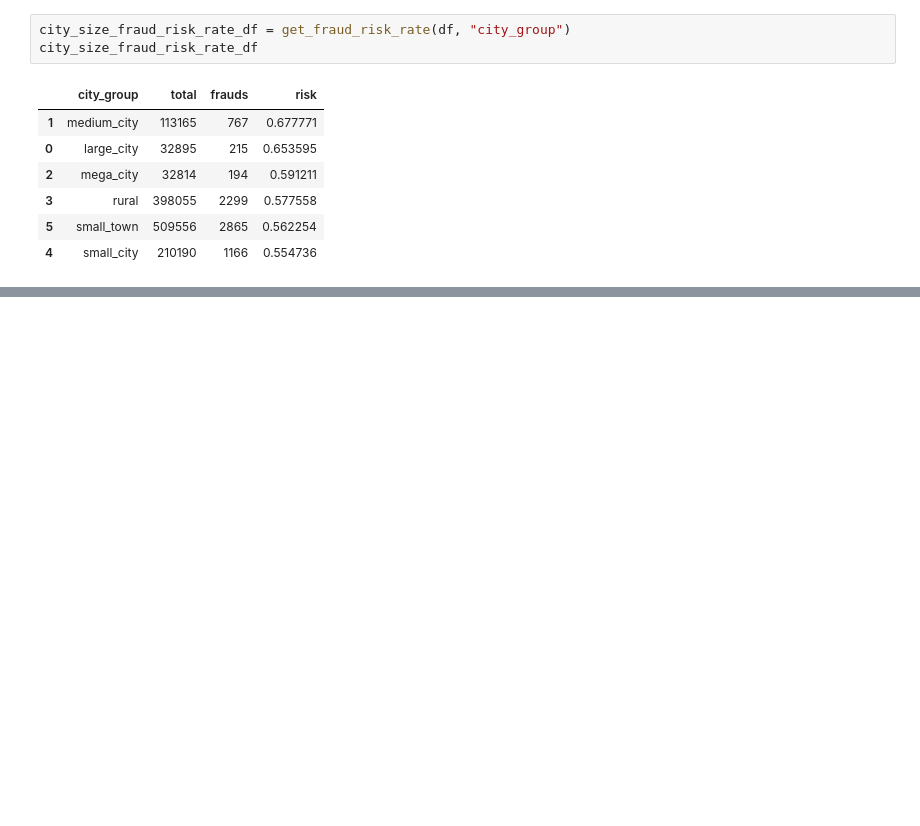
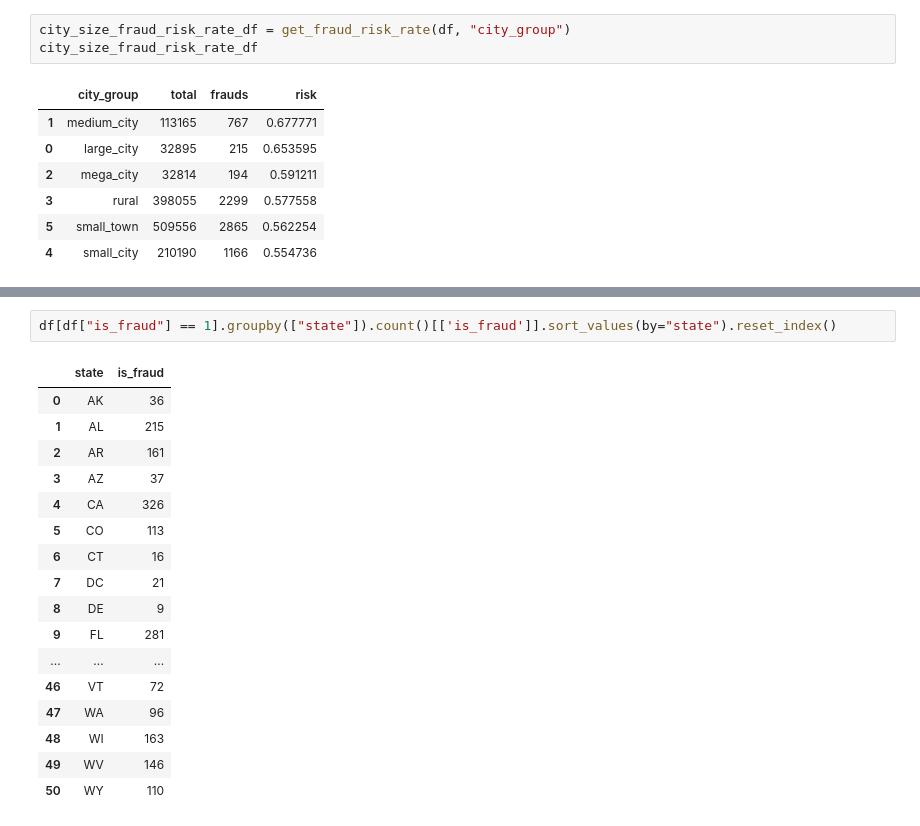
Before and after one commit to SabaGuledani/Credit-Card-Transactions-Fraud-Detection, a Jupyter notebook: notebooks/core_business_metrics.ipynb, the cells around one changed output, grey strips where cells are left out. Drawn from its saved outputs; the diff is of its cells as text; blank space fills up the shorter version.

```diff
--- a/notebooks/core_business_metrics.ipynb
+++ b/notebooks/core_business_metrics.ipynb
@@ -143 +153,21 @@ distance_fraud_risk_rate_df
+# %%
+df[df["is_fraud"] == 1].groupby(["state"]).count()[['is_fraud']].sort_values(by="state").reset_index()
+# %% [output]
+|  | state | is_fraud |
+| 0 | AK | 36 |
+| 1 | AL | 215 |
+| 2 | AR | 161 |
+| 3 | AZ | 37 |
+| 4 | CA | 326 |
+| 5 | CO | 113 |
+| 6 | CT | 16 |
+| 7 | DC | 21 |
+| 8 | DE | 9 |
+| 9 | FL | 281 |
+| ... | ... | ... |
+| 46 | VT | 72 |
+| 47 | WA | 96 |
+| 48 | WI | 163 |
+| 49 | WV | 146 |
+| 50 | WY | 110 |
 # %%
```
Also changed, not shown: parts of 8 cells of this notebook, 1 other file.
